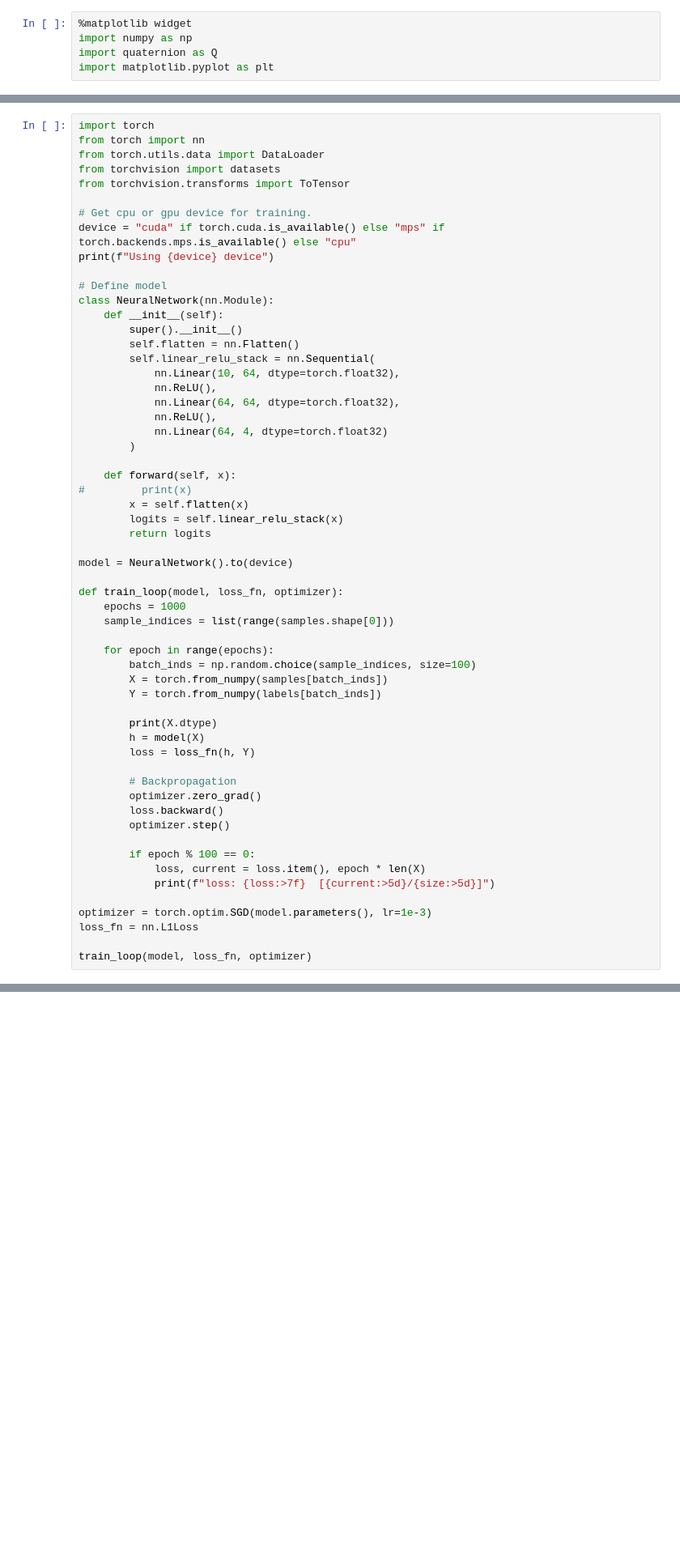
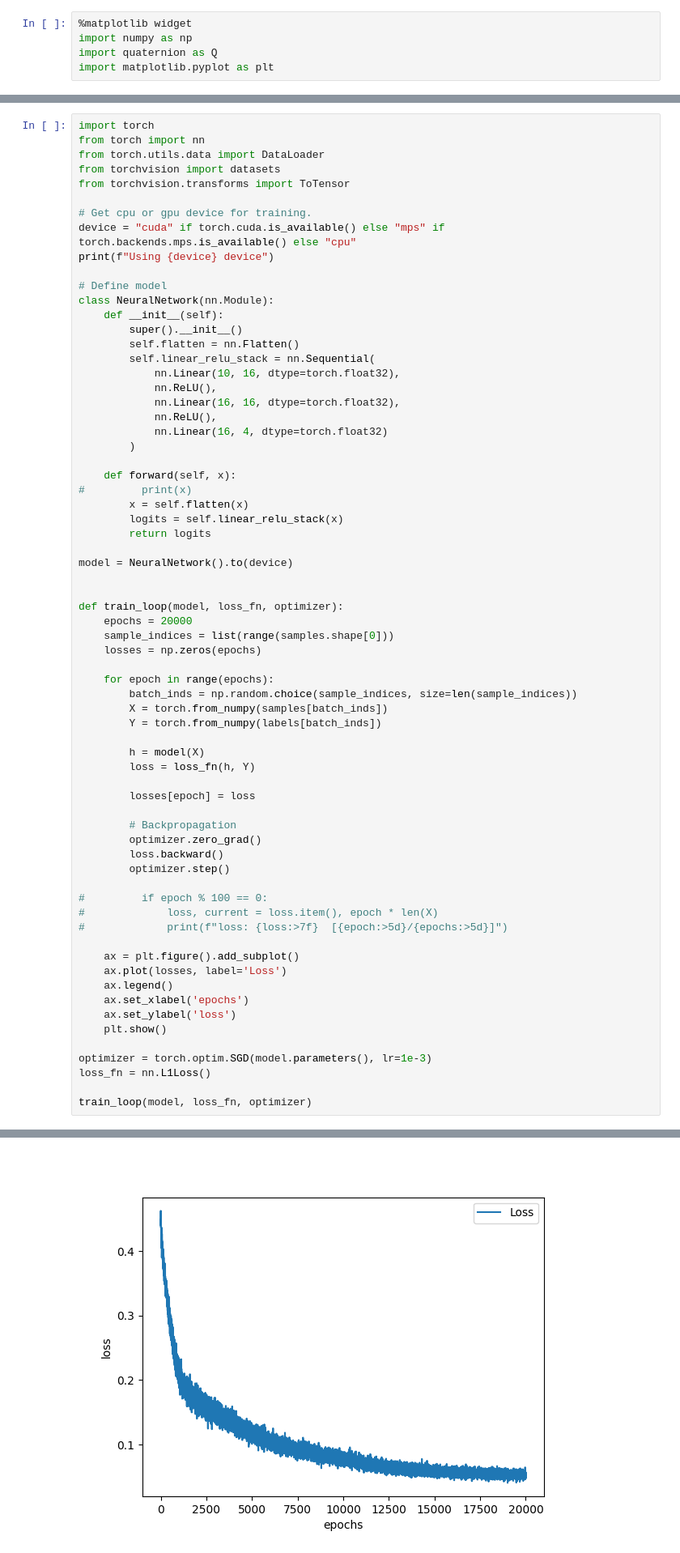
Before and after one commit to mrpossoms/bomberhat, a Jupyter notebook: firmware/notebooks/neural-sensor-fusion.ipynb, the cells around one changed output, grey strips where cells are left out. Shown at 81% size. Drawn from its saved outputs; the diff is of its cells as text; blank space fills up the shorter version.

```diff
--- a/firmware/notebooks/neural-sensor-fusion.ipynb
+++ b/firmware/notebooks/neural-sensor-fusion.ipynb
@@ -125,11 +125,11 @@ class NeuralNetwork(nn.Module):
         super().__init__()
         self.flatten = nn.Flatten()
         self.linear_relu_stack = nn.Sequential(
-            nn.Linear(10, 64, dtype=torch.float32),
+            nn.Linear(10, 16, dtype=torch.float32),
             nn.ReLU(),
-            nn.Linear(64, 64, dtype=torch.float32),
+            nn.Linear(16, 16, dtype=torch.float32),
             nn.ReLU(),
-            nn.Linear(64, 4, dtype=torch.float32)
+            nn.Linear(16, 4, dtype=torch.float32)
         )
 
     def forward(self, x):
@@ -140,30 +140,40 @@ class NeuralNetwork(nn.Module):
 
 model = NeuralNetwork().to(device)
 
+
 def train_loop(model, loss_fn, optimizer):
-    epochs = 1000
+    epochs = 20000
     sample_indices = list(range(samples.shape[0]))
+    losses = np.zeros(epochs)
 
     for epoch in range(epochs):
-        batch_inds = np.random.choice(sample_indices, size=100)
+        batch_inds = np.random.choice(sample_indices, size=len(sample_indices))
         X = torch.from_numpy(samples[batch_inds])
         Y = torch.from_numpy(labels[batch_inds])
 
-        print(X.dtype)
         h = model(X)
         loss = loss_fn(h, Y)
+
+        losses[epoch] = loss
 
         # Backpropagation
         optimizer.zero_grad()
         loss.backward()
         optimizer.step()
 
-        if epoch % 100 == 0:
-            loss, current = loss.item(), epoch * len(X)
-            print(f"loss: {loss:>7f}  [{current:>5d}/{size:>5d}]")
+#         if epoch % 100 == 0:
+#             loss, current = loss.item(), epoch * len(X)
+#             print(f"loss: {loss:>7f}  [{epoch:>5d}/{epochs:>5d}]")
+
+    ax = plt.figure().add_subplot()
+    ax.plot(losses, label='Loss')
+    ax.legend()
+    ax.set_xlabel('epochs')
+    ax.set_ylabel('loss')
+    plt.show()
 
 optimizer = torch.optim.SGD(model.parameters(), lr=1e-3)
-loss_fn = nn.L1Loss
+loss_fn = nn.L1Loss()
 
 train_loop(model, loss_fn, optimizer)
 # %% [output]
@@ -173 +181,2 @@ RuntimeError: Boolean value of Tensor with more than one value is ambiguous
+[figure, added]
 # %%
```
Also changed, not shown: parts of 4 cells of this notebook.
